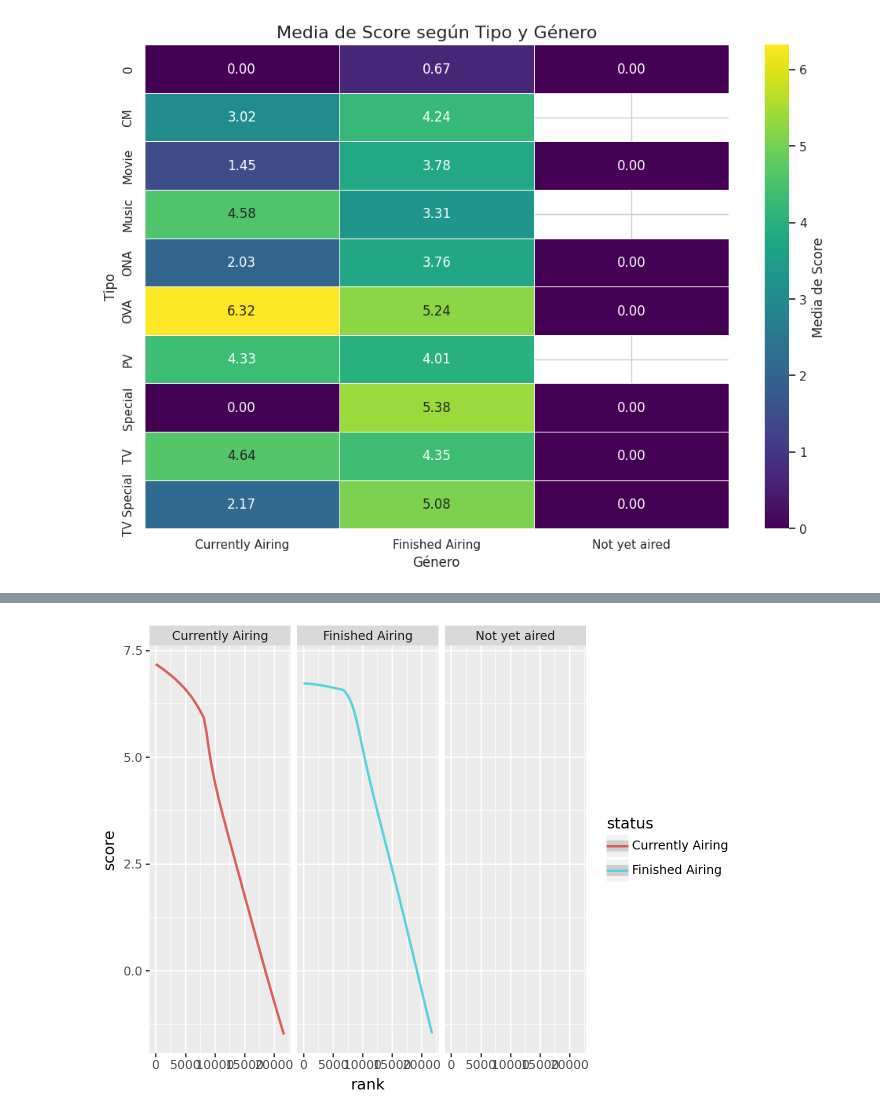
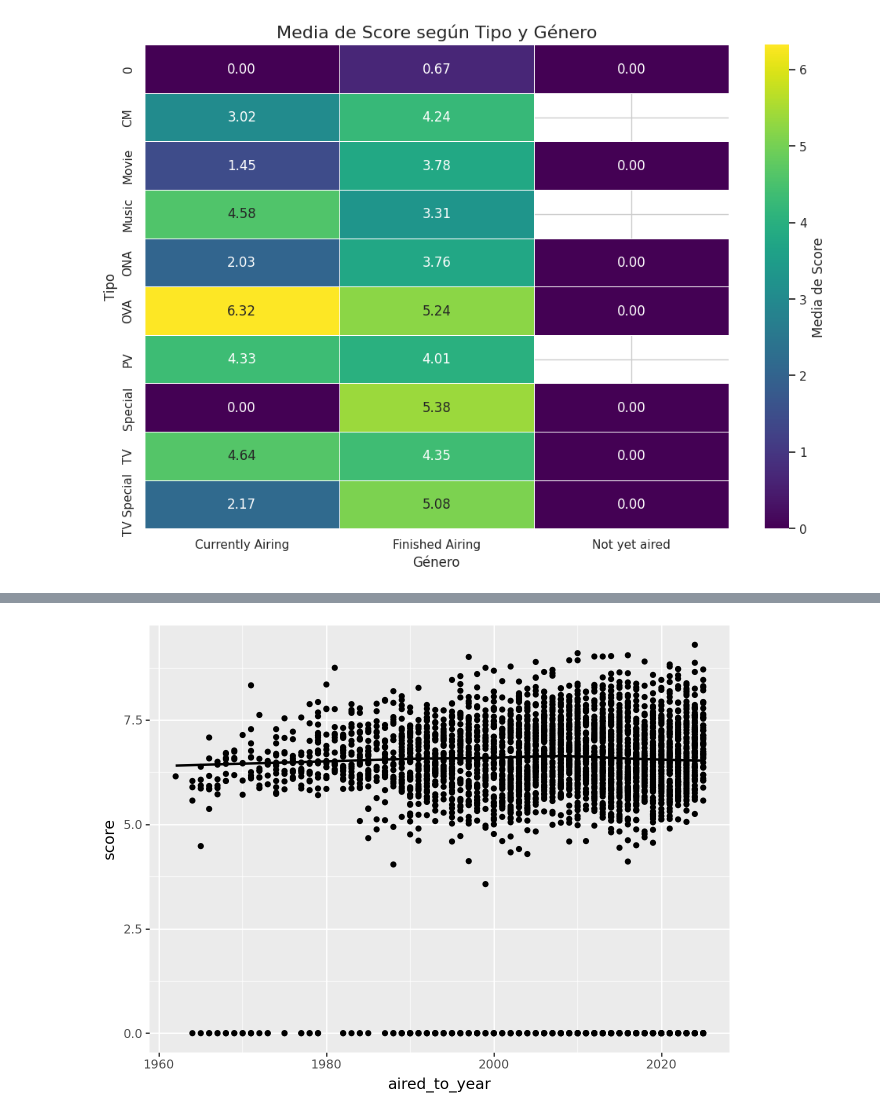
Before and after one commit to glandricina10/notebooks2, a Jupyter notebook: 055_reto_black_friday.ipynb, the cells around one changed output, grey strips where cells are left out. Saved outputs shown, nothing was run; the diff lists cells and outputs as text; code cells hidden in the pictures.

```diff
--- a/055_reto_black_friday.ipynb
+++ b/055_reto_black_friday.ipynb
@@ -355,14 +362,14 @@ Successfully installed scikit-misc-0.5.1
 # %%
 import sklearn
 import skmisc
 
+filtered_anime = anime[(anime['aired_to_year'] > 0) & (anime['duration'] > 0)]
+
 (
-    ggplot(anime)
-    + aes(x = 'rank',
-          y = 'score',
-         color = 'status')  # What variable to use
-    + geom_smooth(method = 'lowess')   # Geometric object to use for drawing
-    + facet_grid(cols = "status")
+    ggplot(filtered_anime)
+    + aes(x='aired_to_year', y='score')
+    + geom_point()
+    + geom_smooth(method='lowess')
 )
 # %% [output]
-[figure, old version]
+[figure, new version]
```
Also changed, not shown: parts of 16 cells of this notebook.
